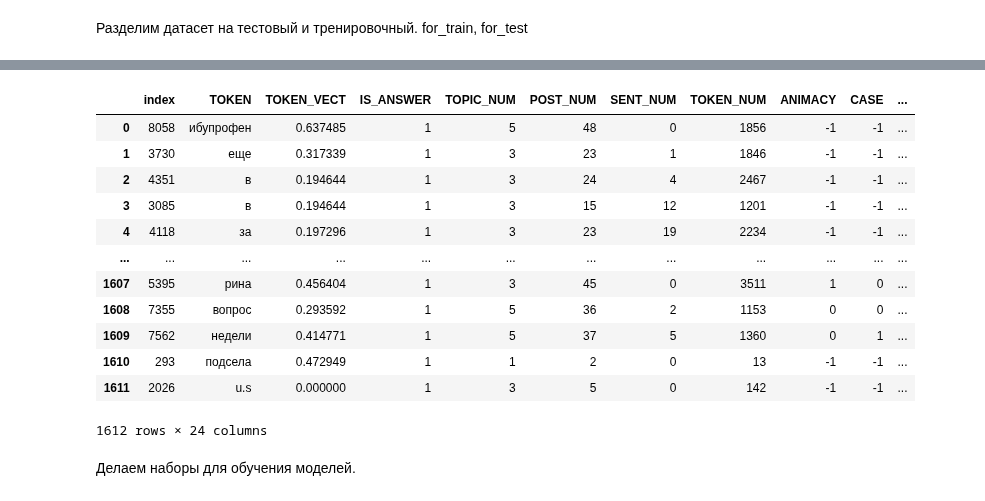
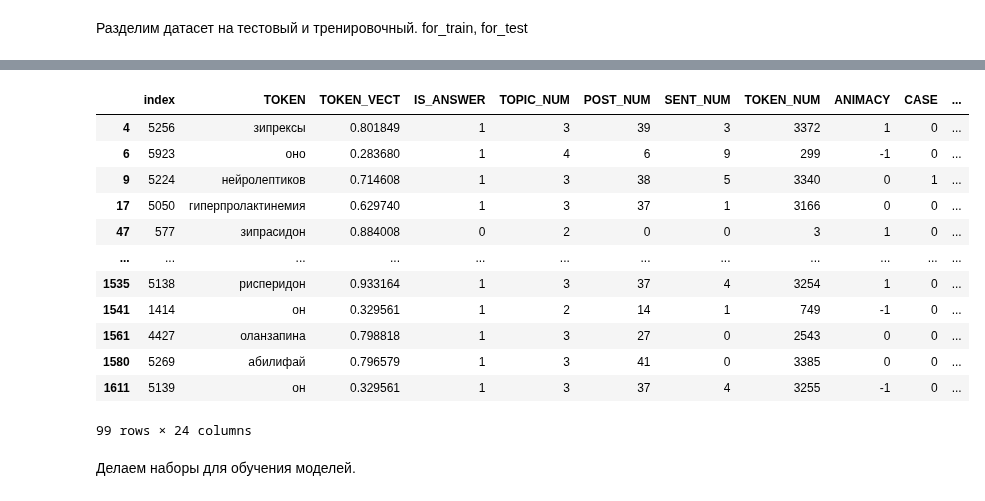
Before and after one commit to DmitryKutsev/cross-document_coreference, a Jupyter notebook: classifiers/ml_classifiers.ipynb, the cells around one changed output, grey strips where cells are left out. Saved outputs shown, nothing was run; the diff lists cells and outputs as text; code cells hidden in the pictures.

```diff
--- a/classifiers/ml_classifiers.ipynb
+++ b/classifiers/ml_classifiers.ipynb
@@ -383,22 +383,22 @@ test
 # %%
 # test = test.iloc[:,:24].drop(['TOKEN', 'index'], axis=1)
 # test = test.drop(['TOKEN', 'index'], axis=1)
-# %%
-test
-# %% [output]
-|  | index | TOKEN | TOKEN_VECT | IS_ANSWER | TOPIC_NUM | POST_NUM | SENT_NUM | TOKEN_NUM | ANIMACY | CASE | ... |
-| 0 | 8058 | ибупрофен | 0.637485 | 1 | 5 | 48 | 0 | 1856 | -1 | -1 | ... |
-| 1 | 3730 | еще | 0.317339 | 1 | 3 | 23 | 1 | 1846 | -1 | -1 | ... |
-| 2 | 4351 | в | 0.194644 | 1 | 3 | 24 | 4 | 2467 | -1 | -1 | ... |
-| 3 | 3085 | в | 0.194644 | 1 | 3 | 15 | 12 | 1201 | -1 | -1 | ... |
-| 4 | 4118 | за | 0.197296 | 1 | 3 | 23 | 19 | 2234 | -1 | -1 | ... |
-| ... | ... | ... | ... | ... | ... | ... | ... | ... | ... | ... | ... |
-| 1607 | 5395 | рина | 0.456404 | 1 | 3 | 45 | 0 | 3511 | 1 | 0 | ... |
-| 1608 | 7355 | вопрос | 0.293592 | 1 | 5 | 36 | 2 | 1153 | 0 | 0 | ... |
-| 1609 | 7562 | недели | 0.414771 | 1 | 5 | 37 | 5 | 1360 | 0 | 1 | ... |
-| 1610 | 293 | подсела | 0.472949 | 1 | 1 | 2 | 0 | 13 | -1 | -1 | ... |
-| 1611 | 2026 | u.s | 0.000000 | 1 | 3 | 5 | 0 | 142 | -1 | -1 | ... |
-1612 rows × 24 columns
+# %%
+test.loc[test['NER'] != 0]
+# %% [output]
+|  | index | TOKEN | TOKEN_VECT | IS_ANSWER | TOPIC_NUM | POST_NUM | SENT_NUM | TOKEN_NUM | ANIMACY | CASE | ... |
+| 4 | 5256 | зипрексы | 0.801849 | 1 | 3 | 39 | 3 | 3372 | 1 | 0 | ... |
+| 6 | 5923 | оно | 0.283680 | 1 | 4 | 6 | 9 | 299 | -1 | 0 | ... |
+| 9 | 5224 | нейролептиков | 0.714608 | 1 | 3 | 38 | 5 | 3340 | 0 | 1 | ... |
+| 17 | 5050 | гиперпролактинемия | 0.629740 | 1 | 3 | 37 | 1 | 3166 | 0 | 0 | ... |
+| 47 | 577 | зипрасидон | 0.884008 | 0 | 2 | 0 | 0 | 3 | 1 | 0 | ... |
+| ... | ... | ... | ... | ... | ... | ... | ... | ... | ... | ... | ... |
+| 1535 | 5138 | рисперидон | 0.933164 | 1 | 3 | 37 | 4 | 3254 | 1 | 0 | ... |
+| 1541 | 1414 | он | 0.329561 | 1 | 2 | 14 | 1 | 749 | -1 | 0 | ... |
+| 1561 | 4427 | оланзапина | 0.798818 | 1 | 3 | 27 | 0 | 2543 | 0 | 0 | ... |
+| 1580 | 5269 | абилифай | 0.796579 | 1 | 3 | 41 | 0 | 3385 | 0 | 0 | ... |
+| 1611 | 5139 | он | 0.329561 | 1 | 3 | 37 | 4 | 3255 | -1 | 0 | ... |
+99 rows × 24 columns
 # %% [markdown]
 Делаем наборы для обучения моделей.
 # %%
```
Also changed, not shown: parts of 12 cells of this notebook.
